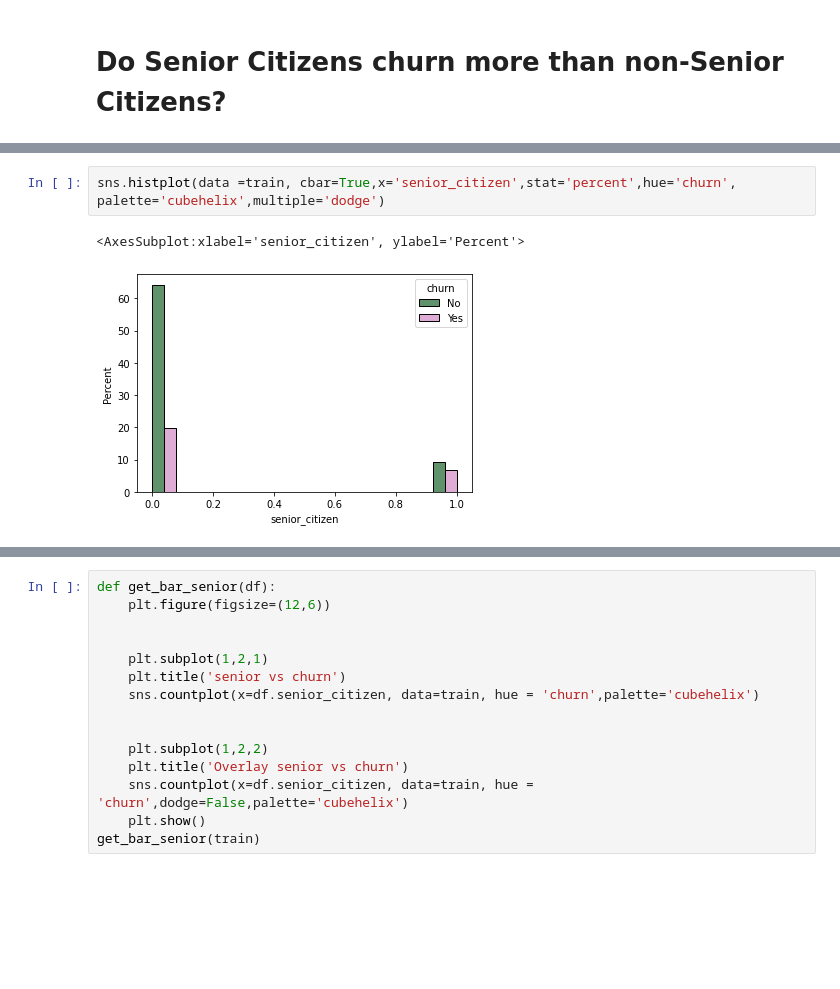
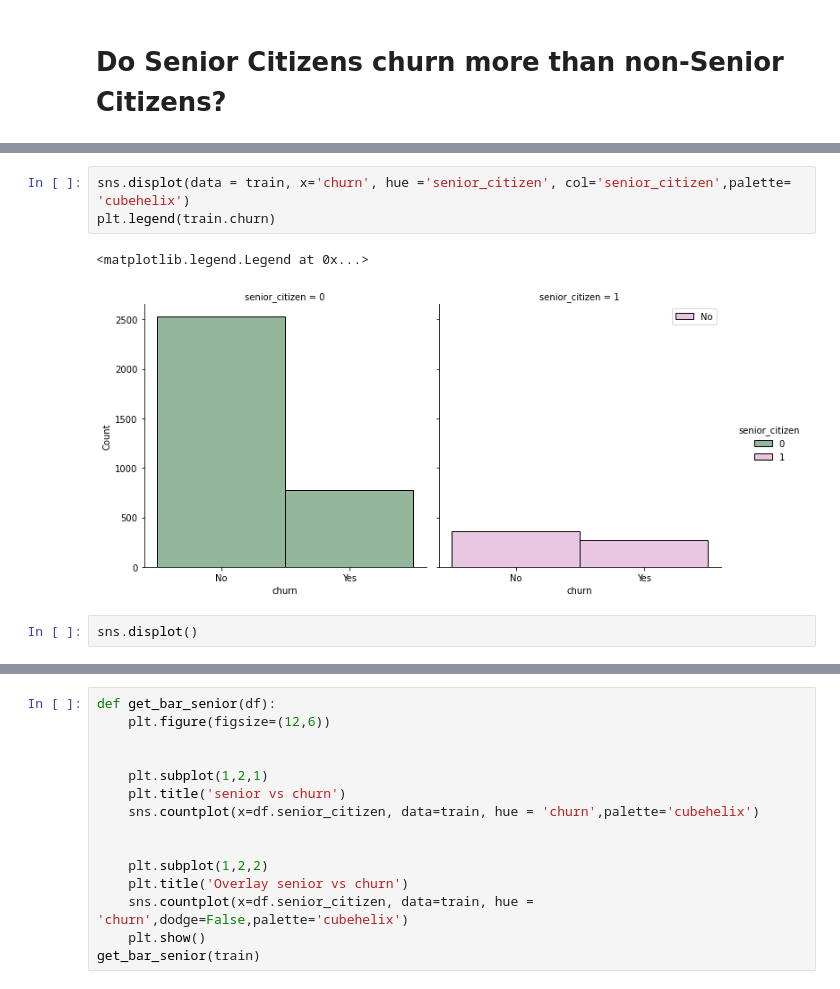
Before and after one commit to Yvette-Ibarra/classification-project, a Jupyter notebook: working_notebook.ipynb, the cells around one changed output, grey strips where cells are left out. Cells and saved outputs as stored; diff of their text form; blank space fills up the shorter version.

```diff
--- a/working_notebook.ipynb
+++ b/working_notebook.ipynb
@@ -405,8 +405,11 @@ ax.bar(['Not Senior Citizen', 'Senior Citizen'],0)
 # %% [output]
 <BarContainer object of 2 artists>
 [figure]
-# %%
-sns.histplot(data =train, cbar=True,x='senior_citizen',stat='percent',hue='churn', palette='cubehelix',multiple='dodge')
-# %% [output]
-<AxesSubplot:xlabel='senior_citizen', ylabel='Percent'>
-[figure, removed]
+# %%
+sns.displot(data = train, x='churn', hue ='senior_citizen', col='senior_citizen',palette= 'cubehelix')
+plt.legend(train.churn)
+# %% [output]
+<matplotlib.legend.Legend at 0x...>
+[figure, added]
+# %%
+sns.displot()
```
Also changed, not shown: parts of 71 cells of this notebook, 3 other files.
